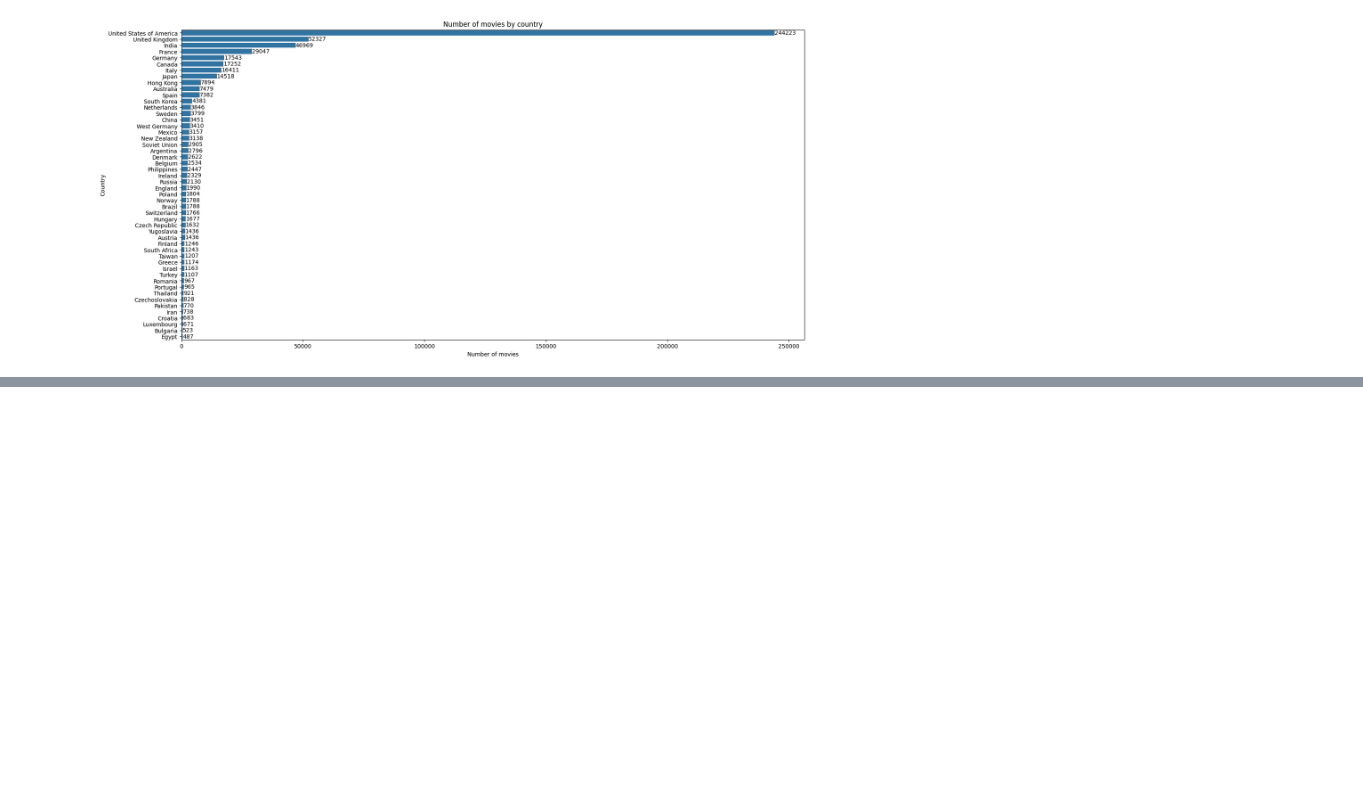
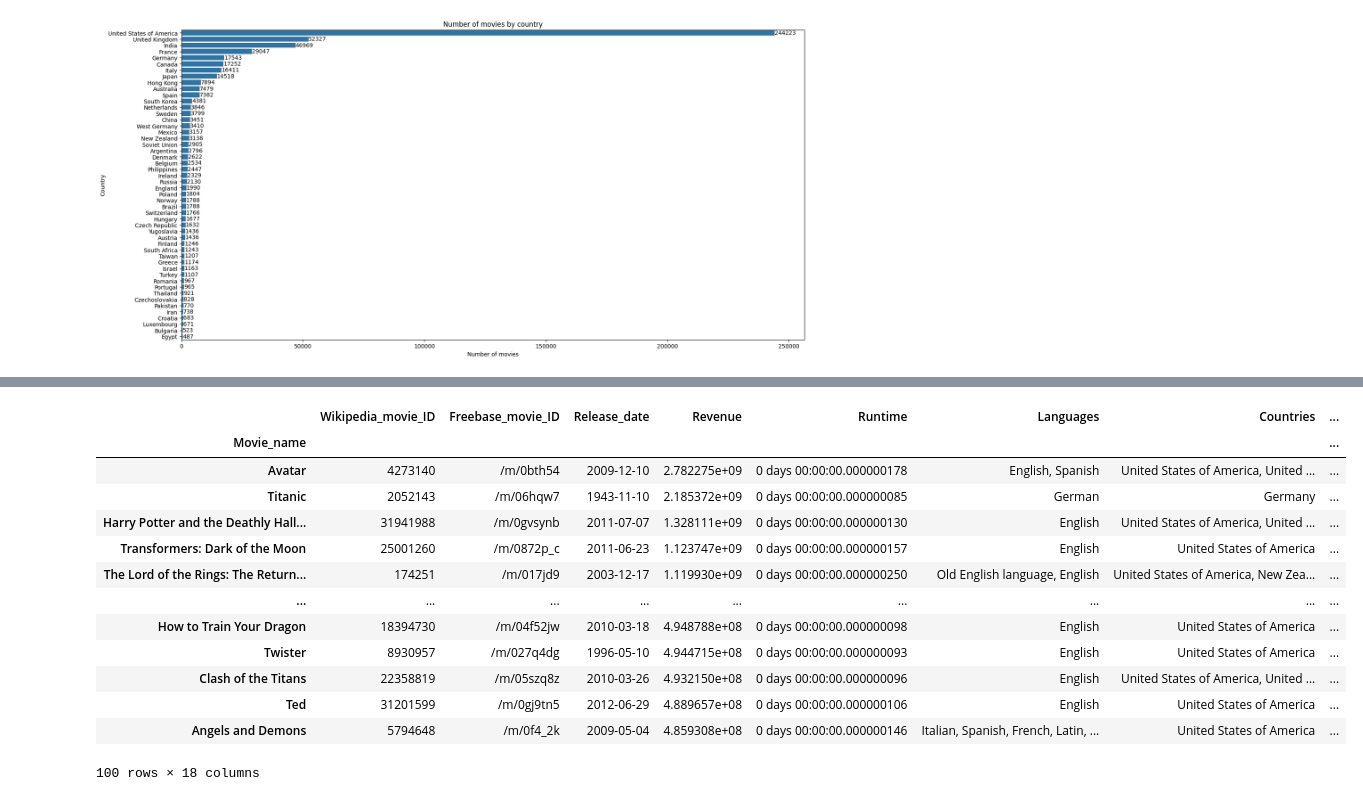
Before and after one commit to epfl-ada/ada-2024-project-dondata2025, a Jupyter notebook: pauline_preprocess.ipynb, the cells around one changed output, grey strips where cells are left out. Saved outputs shown, nothing was run; the diff lists cells and outputs as text; code cells hidden in the pictures; blank space fills up the shorter version.

```diff
--- a/pauline_preprocess.ipynb
+++ b/pauline_preprocess.ipynb
@@ -355,0 +324,22 @@ For example, when doing 'df[col].method(value, inplace=True)', try using 'df.met
+# %%
+# Top 100 best movies by revenue by grouping the movies by revenue and selecting the top 100
+# Avoiding redundancy, grouping the movies by revenue and selecting the top 100
+top_100_movies_by_revenue = df.groupby('Movie_name').first().sort_values('Revenue', ascending=False)
+top_100_movies_by_revenue.head(100)
+
+# Visualizing the top 100 best movies by revenue with sns, using a horizontal bar plot
+# %% [output]
+|  | Wikipedia_movie_ID | Freebase_movie_ID | Release_date | Revenue | Runtime | Languages | Countries | ... |
+| Movie_name |  |  |  |  |  |  |  | ... |
+| Avatar | 4273140 | /m/0bth54 | 2009-12-10 | 2.782275e+09 | 0 days 00:00:00.000000178 | English, Spanish | United States of America, United ... | ... |
+| Titanic | 2052143 | /m/06hqw7 | 1943-11-10 | 2.185372e+09 | 0 days 00:00:00.000000085 | German | Germany | ... |
+| Harry Potter and the Deathly Hall... | 31941988 | /m/0gvsynb | 2011-07-07 | 1.328111e+09 | 0 days 00:00:00.000000130 | English | United States of America, United ... | ... |
+| Transformers: Dark of the Moon | 25001260 | /m/0872p_c | 2011-06-23 | 1.123747e+09 | 0 days 00:00:00.000000157 | English | United States of America | ... |
+| The Lord of the Rings: The Return... | 174251 | /m/017jd9 | 2003-12-17 | 1.119930e+09 | 0 days 00:00:00.000000250 | Old English language, English | United States of America, New Zea... | ... |
+| ... | ... | ... | ... | ... | ... | ... | ... | ... |
+| How to Train Your Dragon | 18394730 | /m/04f52jw | 2010-03-18 | 4.948788e+08 | 0 days 00:00:00.000000098 | English | United States of America | ... |
+| Twister | 8930957 | /m/027q4dg | 1996-05-10 | 4.944715e+08 | 0 days 00:00:00.000000093 | English | United States of America | ... |
+| Clash of the Titans | 22358819 | /m/05szq8z | 2010-03-26 | 4.932150e+08 | 0 days 00:00:00.000000096 | English | United States of America, United ... | ... |
+| Ted | 31201599 | /m/0gj9tn5 | 2012-06-29 | 4.889657e+08 | 0 days 00:00:00.000000106 | English | United States of America | ... |
+| Angels and Demons | 5794648 | /m/0f4_2k | 2009-05-04 | 4.859308e+08 | 0 days 00:00:00.000000146 | Italian, Spanish, French, Latin, ... | United States of America | ... |
+100 rows × 18 columns
```
Also changed, not shown: parts of 9 cells of this notebook, 3 other files.
